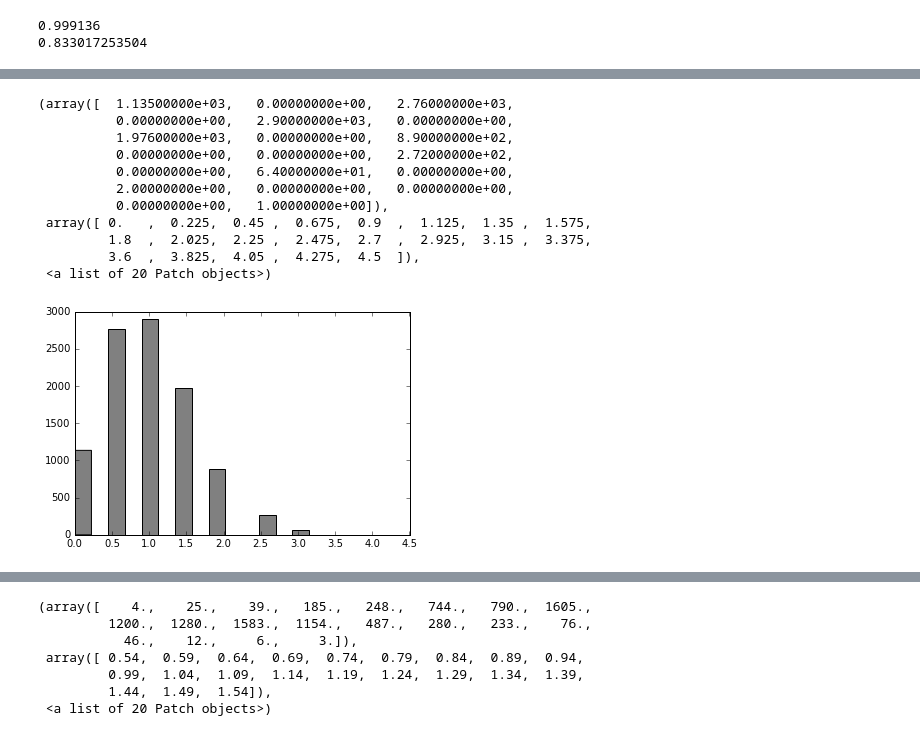
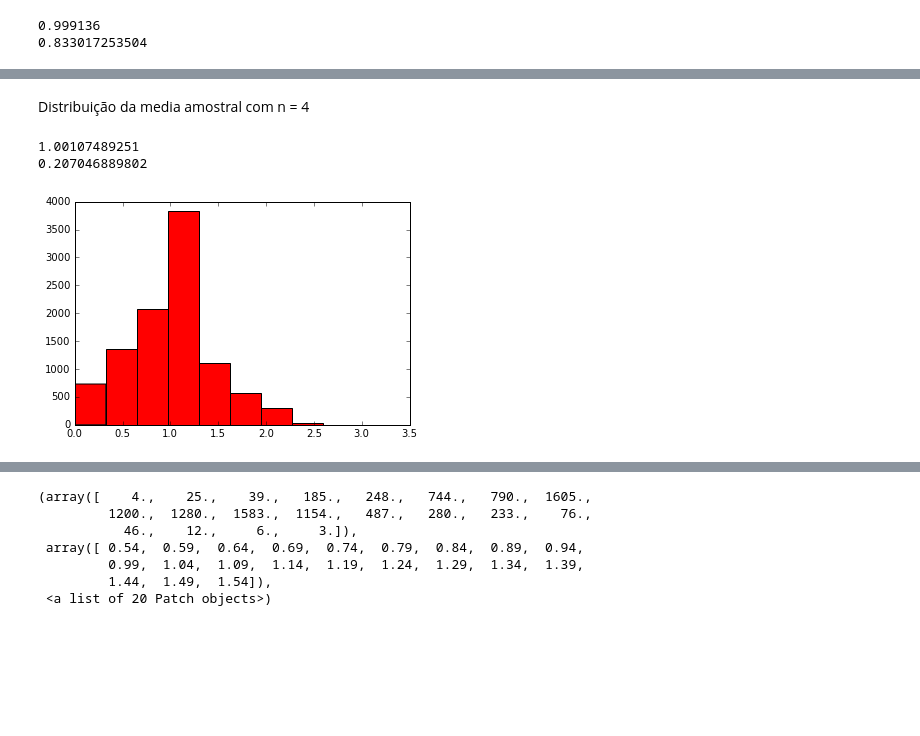
Before and after one commit to brunodratcu/CD_nao_bugado, a Jupyter notebook: MiniProjeto2/miniprojeto2.ipynb, the cells around one changed output, grey strips where cells are left out. Cells and saved outputs as stored; diff of their text form; code cells hidden in the pictures; blank space fills up the shorter version.

```diff
--- a/MiniProjeto2/miniprojeto2.ipynb
+++ b/MiniProjeto2/miniprojeto2.ipynb
@@ -51,18 +84,21 @@ for i in range(10000):
-# %%
-plt.hist(medias, bins=20, color="gray")
-# %% [output]
-(array([  1.13500000e+03,   0.00000000e+00,   2.76000000e+03,
-          0.00000000e+00,   2.90000000e+03,   0.00000000e+00,
-          1.97600000e+03,   0.00000000e+00,   8.90000000e+02,
-          0.00000000e+00,   0.00000000e+00,   2.72000000e+02,
-          0.00000000e+00,   6.40000000e+01,   0.00000000e+00,
-          2.00000000e+00,   0.00000000e+00,   0.00000000e+00,
-          0.00000000e+00,   1.00000000e+00]),
- array([ 0.   ,  0.225,  0.45 ,  0.675,  0.9  ,  1.125,  1.35 ,  1.575,
-         1.8  ,  2.025,  2.25 ,  2.475,  2.7  ,  2.925,  3.15 ,  3.375,
-         3.6  ,  3.825,  4.05 ,  4.275,  4.5  ]),
- <a list of 20 Patch objects>)
-[figure, removed]
+# %% [markdown]
+Distribuição da media amostral com n = 4
+# %%
+valor_media = []
+for i in range(0,10001):
+    random = np.random.choice(populacao,4)
+    valor_media.append(np.mean(random))
+
+plt.hist(valor_media, color="red")
+media2 = np.mean(valor_media)
+vari2 = (np.std(valor_media)**2)
+
+print(media2)
+print(vari2)
+# %% [output]
+1.00107489251
+0.207046889802
+[figure, added]
 # %%
 n = 4
 
```
Also changed, not shown: parts of 12 cells of this notebook.
